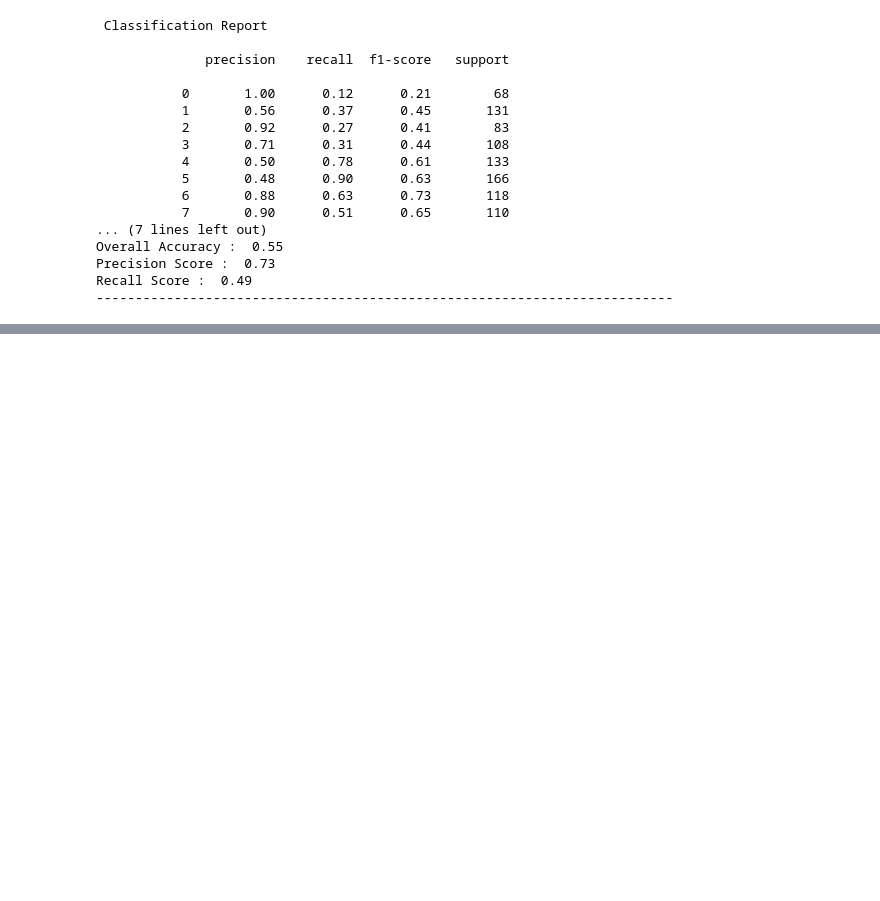
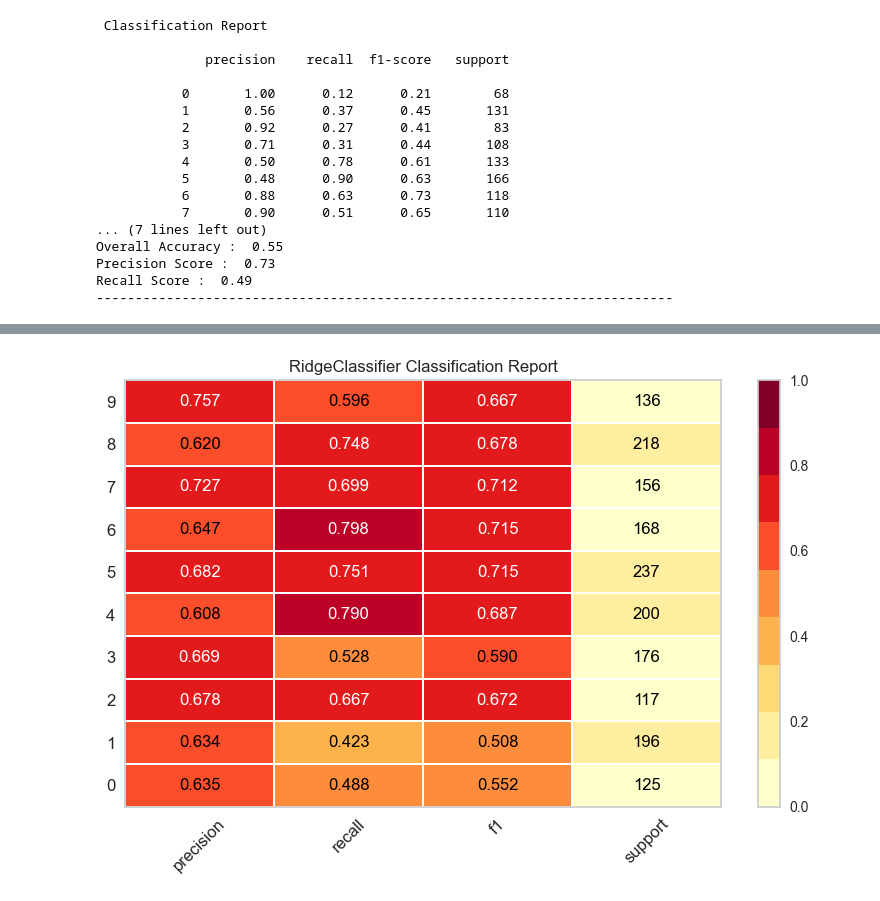
Before and after one commit to liuying611/ENLP, a Jupyter notebook: use_PyCaret.ipynb, the cells around one changed output, grey strips where cells are left out. Drawn from its saved outputs; the diff is of its cells as text; code cells hidden in the pictures; blank space fills up the shorter version.

```diff
--- a/use_PyCaret.ipynb
+++ b/use_PyCaret.ipynb
@@ -422,0 +571,3 @@ Recall Score :  0.49
+# %%
+plot_model(best, plot='class_report')
+# %% [output]
@@ -422,0 +575 @@ Recall Score :  0.49
+[figure, added]
```
Also changed, not shown: parts of 24 cells of this notebook, 2 other files.
